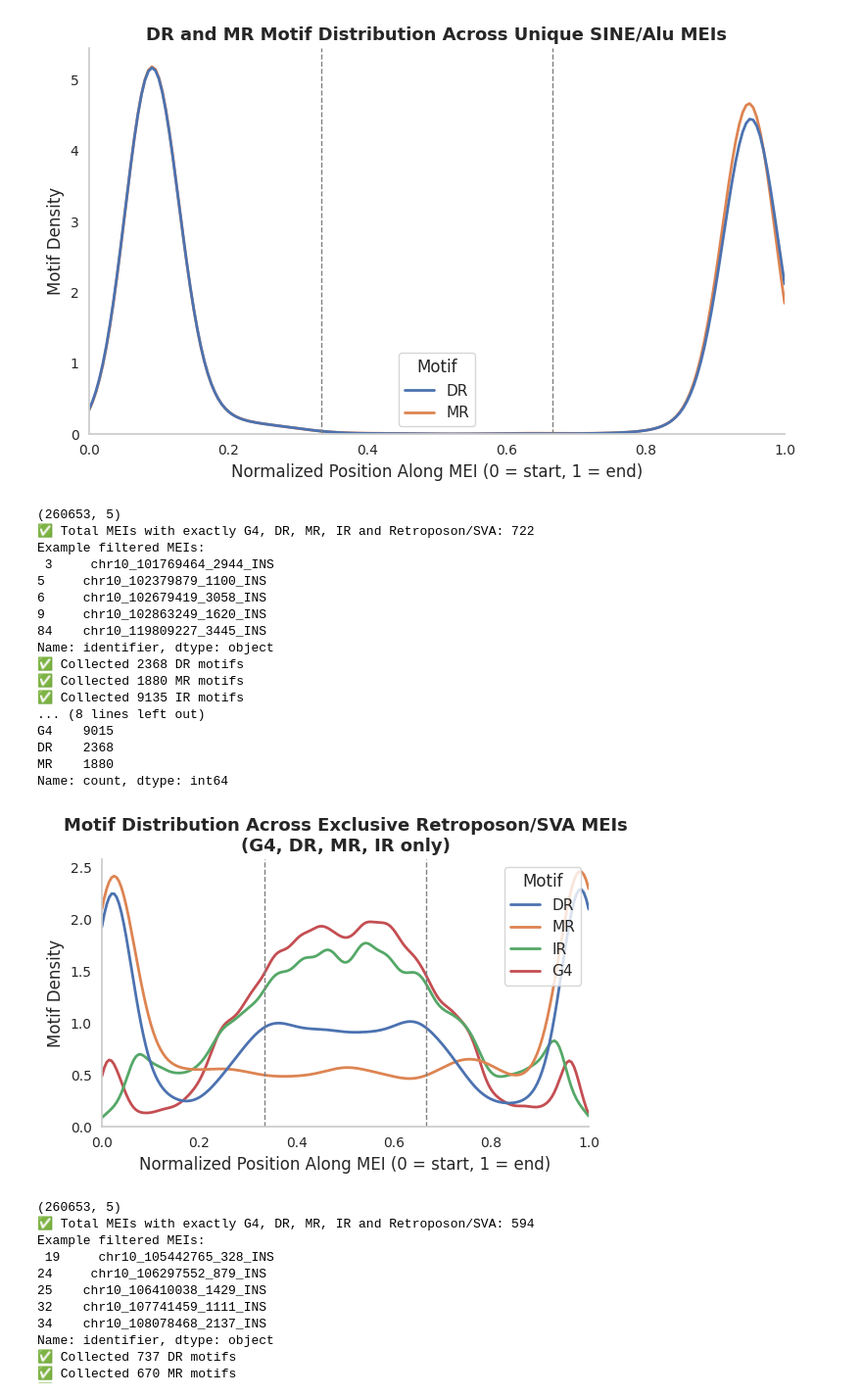
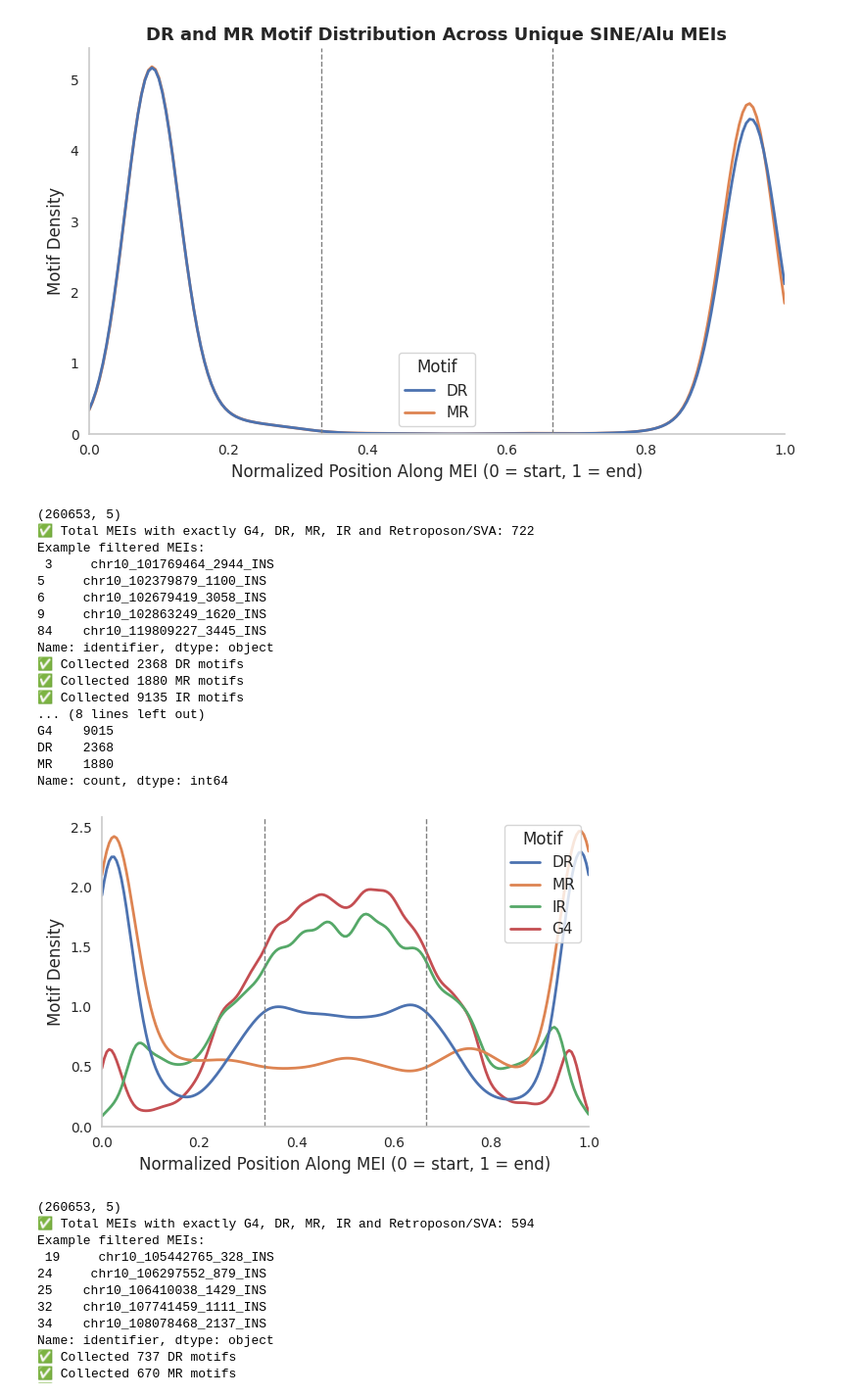
Before and after one commit to alexturcoo/PhasedHapAssembly-nonB, a Jupyter notebook: analysis_scripts/mei_sequence_annotations_analysis.ipynb, the cells around one changed output. Shown at 98% size. Drawn from its saved outputs; the diff is of its cells as text; code cells hidden in the pictures.

Commit message:
October 20th, pushing updated analysis code

```diff
--- a/analysis_scripts/mei_sequence_annotations_analysis.ipynb
+++ b/analysis_scripts/mei_sequence_annotations_analysis.ipynb
@@ -1351,7 +1396,7 @@ valid_ids = set(filtered["identifier"].apply(adjust_mei_id))
 valid_g4_ids = set(filtered["identifier"])  # do not +1
 
 # === Step 4: Collect motif positions from BEDs and G4 CSV
-base_dir = "/home/alextu/scratch/annotated_MEIs_nbmst_collapsed"
+base_dir = "/home/alextu/scratch/mei_analysis/annotated_MEIs_nbmst_collapsed"
 motif_types = ["DR", "MR", "IR"]
 records = set()
 final_data = []
@@ -1443,35 +1488,36 @@ ax = sns.kdeplot(
 ax.set_xlim(0, 1)
 ax.set_xlabel("Normalized Position Along MEI (0 = start, 1 = end)", fontsize=12)
 ax.set_ylabel("Motif Density", fontsize=12)
-ax.set_title("Motif Distribution Across Exclusive Retroposon/SVA MEIs\n(G4, DR, MR, IR only)", fontsize=13, weight="bold")
+#ax.set_title("Motif Distribution Across Exclusive Retroposon/SVA MEIs\n(G4, DR, MR, IR only)", fontsize=13, weight="bold")
 
 sns.despine()
 ax.grid(False)
 ax.tick_params(length=4, width=1, labelsize=10)
 plt.axvline(1/3, linestyle="--", color="gray", lw=1)
 plt.axvline(2/3, linestyle="--", color="gray", lw=1)
 
 plt.tight_layout()
+plt.savefig('/home/alextu/projects/def-sushant/alextu/PhasedHapAssembly-nonB/imgs_no_titles/all_motifs_sva_density.pdf', format='pdf', dpi=300, bbox_inches='tight')
 plt.show()
 # %% [output]
 (260653, 5)
 ✅ Total MEIs with exactly G4, DR, MR, IR and Retroposon/SVA: 722
 Example filtered MEIs:
  3     chr10_101769464_2944_INS
 5     chr10_102379879_1100_INS
 6     chr10_102679419_3058_INS
 9     chr10_102863249_1620_INS
 84    chr10_119809227_3445_INS
 Name: identifier, dtype: object
 ✅ Collected 2368 DR motifs
 ✅ Collected 1880 MR motifs
 ✅ Collected 9135 IR motifs
 ... (8 lines left out)
 G4    9015
 DR    2368
 MR    1880
 Name: count, dtype: int64
-[figure, old version]
+[figure, new version]
 # %%
 import pandas as pd
 import matplotlib.pyplot as plt
```
Also changed, not shown: parts of 5 cells of this notebook, 29 other files.
